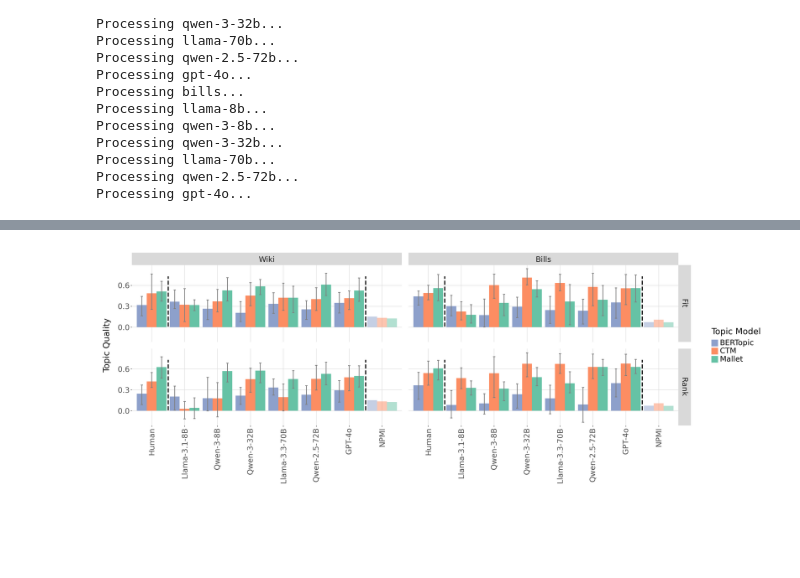
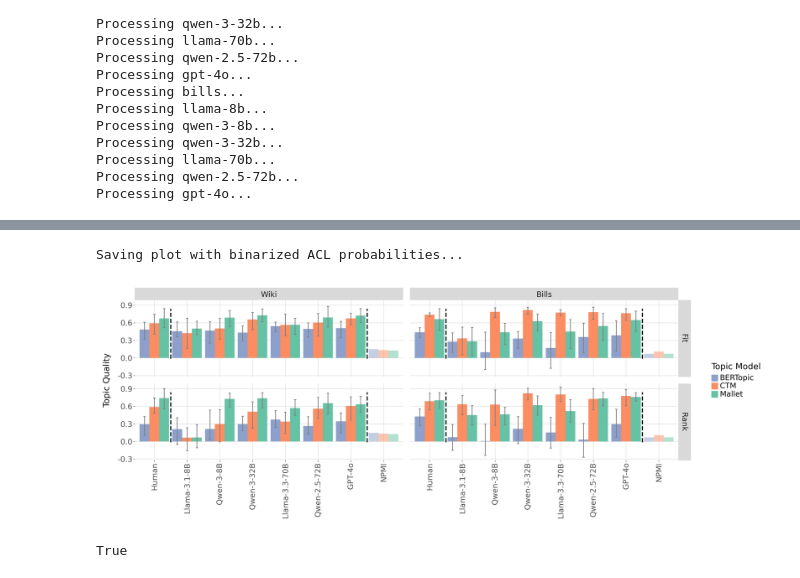
Before and after one commit to ahoho/proxann, a Jupyter notebook: notebooks/top_ranking.ipynb, the cells around one changed output, grey strips where cells are left out. Cells and saved outputs as stored; diff of their text form; code cells hidden in the pictures; blank space fills up the shorter version.

Commit message:
Added binarize_tm_probs in compute_correlations_one

```diff
--- a/notebooks/top_ranking.ipynb
+++ b/notebooks/top_ranking.ipynb
@@ -165,8 +165,9 @@ models = ["llama-8b", "qwen-3-8b", "qwen-3-32b", "llama-70b", "qwen-2.5-72b", "g
 # %% [markdown]
 ## Table 4
 # %%
-corr_metric = "tau"
+corr_metric = "tau" #"tau"
 agg = "mean"
+binarize_tm_probs = True
 n_resample_annotators = 1
 n_resample_topics = 50
 
@@ -196,6 +197,7 @@ for ds in ["wiki", "bills"]:
                 aggregation_method=agg,
                 fit_threshold_user=4,
                 fit_threshold_llm=4,
+                binarize_tm_probs=binarize_tm_probs,
                 rescale_ndcg=True,
                 bootstrap_annotators=n_resample_annotators > 1,
                 seed=rng._bit_generator,
@@ -541,8 +527,9 @@ Human & 0.40 $\pm$ 0.08 & 0.34 $\pm$ 0.08 & 0.13 $\pm$ 0.12 & 0.17 $\pm$ 0.11 \\
 # %% [markdown]
 # For Figure
 # %%
-corr_metric = "tau"
+corr_metric = "tau" #"tau"
 agg = "mean"
+∑ = True
 n_resample_annotators = 1
 n_resample_topics = 50
 
@@ -578,6 +565,7 @@ for ds in ["wiki", "bills"]:
                 aggregation_method=agg,
                 fit_threshold_user=4,
                 fit_threshold_llm=4,
+                binarize_tm_probs=binarize_tm_probs,
                 rescale_ndcg=True,
                 bootstrap_annotators=n_resample_annotators > 1,
                 seed=rng._bit_generator,
@@ -925,32 +795,41 @@ colors = {
 plot = (
     ggplot(long_df, aes(x='metric_label', y='rank', fill='model', alpha='is_npmi')) +
     highlight_rects +
     human_separator_line +
     npmi_separator_line +
     geom_col(position='dodge') +
     geom_errorbar(aes(ymin='ci_low', ymax='ci_high'), width=0.2, size=1, color='gray', position=position_dodge(width=0.9)) +
     facet_grid('metric_type ~ dataset', scales='free_x') +
     scale_fill_manual(values=colors) +
     scale_alpha_manual(values={True: 0.5, False: 1.0}) +
     guides(alpha='none') +
     labs(x='', y='Topic Quality', fill='Topic Model') +
     theme(
         figure_size=(22, 8),
         text=element_text(size=24),
         axis_text_x=element_text(rotation=90, size=18),
         axis_text_y=element_text(size=18),
         axis_title=element_text(size=20),
         legend_title=element_text(size=20),
         legend_text=element_text(size=18),
         panel_background=element_rect(fill='white'),
         panel_grid_major=element_line(color="#dddddd"),
         panel_grid_minor=element_blank(),
         strip_text=element_text(size=18)
     )
 )
 
-plot.save(f"../figures/all_metrics_models_comparison_acl.pdf", dpi=300, bbox_inches='tight')
+if binarize_tm_probs:
+    print("Saving plot with binarized ACL probabilities...")
+    plot.save(f"../figures/all_metrics_models_comparison_{corr_metric}_binarized_acl.pdf", dpi=300, bbox_inches='tight')
+else:
+    plot.save(f"../figures/all_metrics_models_comparison_{corr_metric}_acl.pdf", dpi=300, bbox_inches='tight')
 
 plot
 # %% [output]
+Saving plot with binarized ACL probabilities...
-[figure, old version]
+[figure, new version]
+# %%
+binarize_tm_probs
+# %% [output]
+True
```
Also changed, not shown: parts of 5 cells of this notebook, 4 other files.
